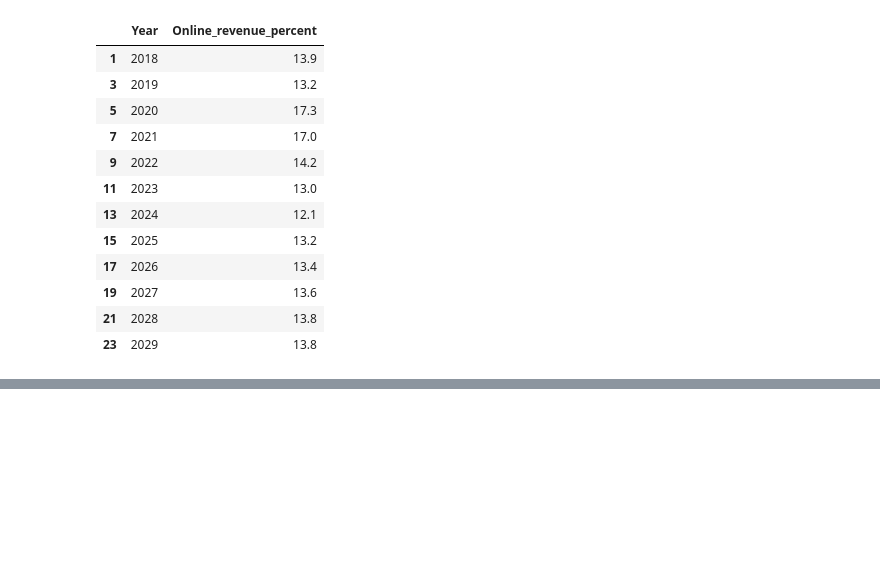
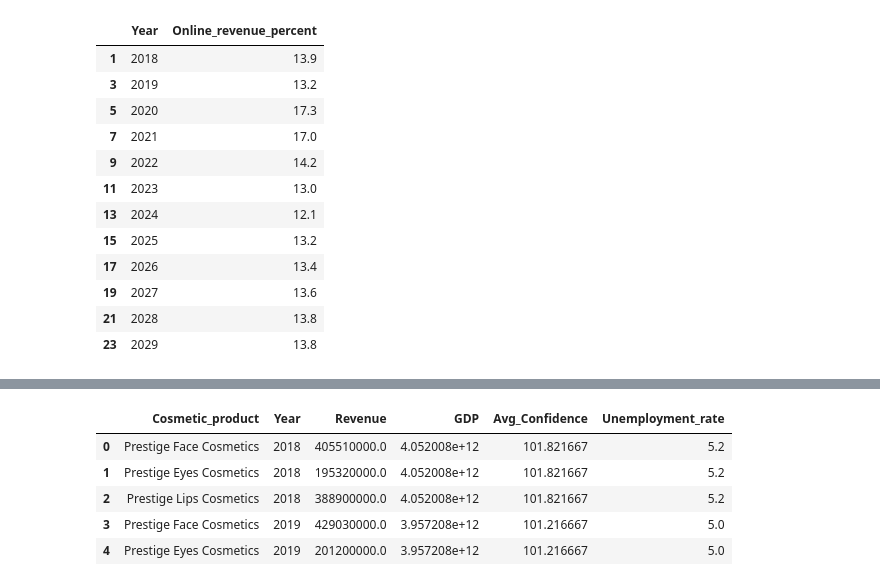
Before and after one commit to kaitlinjohnson1/Luxury_goods_project, a Jupyter notebook: code/visualisations_code.ipynb, the cells around one changed output, grey strips where cells are left out. Drawn from its saved outputs; the diff is of its cells as text; code cells hidden in the pictures; blank space fills up the shorter version.

```diff
--- a/code/visualisations_code.ipynb
+++ b/code/visualisations_code.ipynb
@@ -708,0 +740,15 @@ china_df.head()
+# %%
+# GERMANY GDP
+
+# Using same dataset as USA GDP, filter for germany and 2018-2023
+germany_GDP = GDP_data_long[
+    (GDP_data_long['Country Name'] == 'Germany') &
+    (GDP_data_long['Year'] >= 2018) &
+    (GDP_data_long['Year'] <= 2023)
+]
+
+# Convert year format, drop columns and reset index
+germany_GDP['Year'] = germany_GDP['Year'].astype(int)
+germany_GDP = germany_GDP.drop(columns=['Country Name'])
+germany_GDP = germany_GDP.reset_index(drop=True)
+germany_GDP
@@ -708,0 +822,15 @@ china_df.head()
+# %%
+# GERMANY MERGE
+
+# Merge all the above into the main german dataframe
+germany_df = pd.merge(germany_df, germany_GDP, on='Year', how='inner')
+germany_df = pd.merge(germany_df, germany_confidence_avg, on='Year', how='inner')
+germany_df = pd.merge(germany_df, germany_unemployment, on='Year', how='inner')
+germany_df.head()
+# %% [output]
+|  | Cosmetic_product | Year | Revenue | GDP | Avg_Confidence | Unemployment_rate |
+| 0 | Prestige Face Cosmetics | 2018 | 405510000.0 | 4.052008e+12 | 101.821667 | 5.2 |
+| 1 | Prestige Eyes Cosmetics | 2018 | 195320000.0 | 4.052008e+12 | 101.821667 | 5.2 |
+| 2 | Prestige Lips Cosmetics | 2018 | 388900000.0 | 4.052008e+12 | 101.821667 | 5.2 |
+| 3 | Prestige Face Cosmetics | 2019 | 429030000.0 | 3.957208e+12 | 101.216667 | 5.0 |
+| 4 | Prestige Eyes Cosmetics | 2019 | 201200000.0 | 3.957208e+12 | 101.216667 | 5.0 |
```
Also changed, not shown: parts of 9 cells of this notebook, 11 other files.
